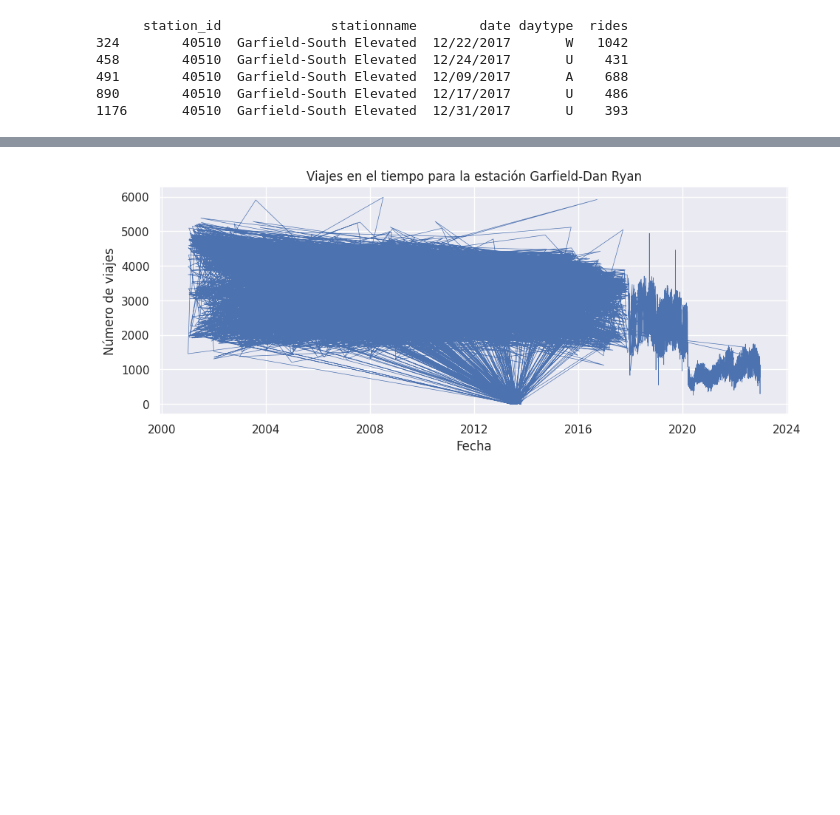
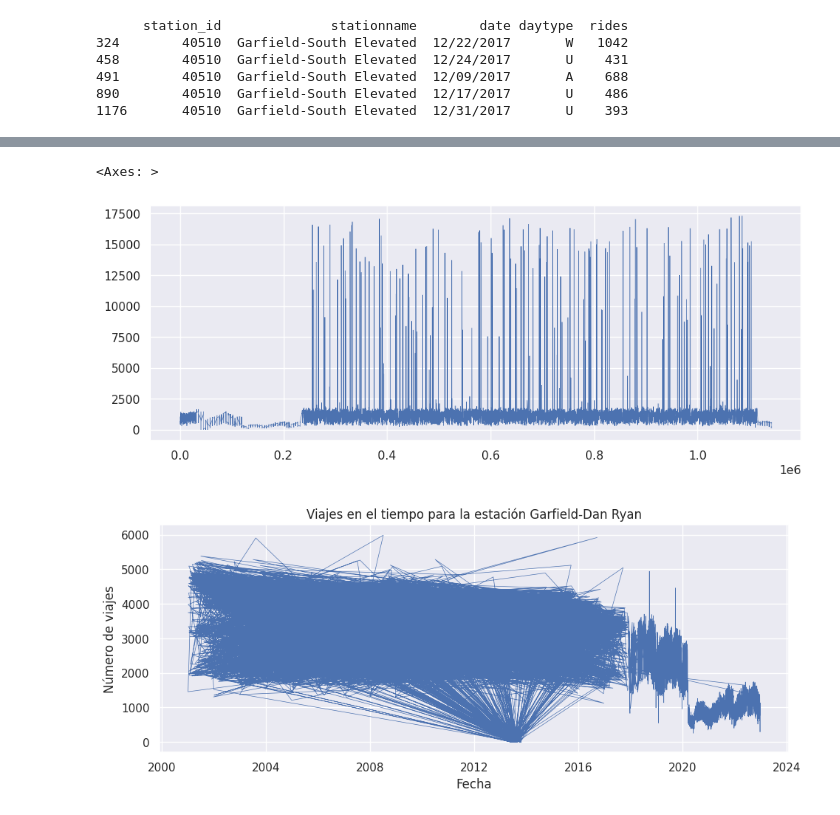
Before and after one commit to Cesar200210/Inteligencia-Artificial-, a Jupyter notebook: Untitled10.ipynb, the cells around one changed output, grey strips where cells are left out. Saved outputs shown, nothing was run; the diff lists cells and outputs as text; code cells hidden in the pictures; blank space fills up the shorter version.

```diff
--- a/Untitled10.ipynb
+++ b/Untitled10.ipynb
@@ -171,3 +180,9 @@ print(Garfield_South_Elevated.head())
+# %%
+sns.set(rc={'figure.figsize':(11, 4)})
+Garfield_South_Elevated['rides'].plot(linewidth=0.5)
+# %% [output]
+<Axes: >
+[figure, added]
 # %%
 import pandas as pd
 import matplotlib.pyplot as plt
```
Also changed, not shown: parts of 1 cell of this notebook.
